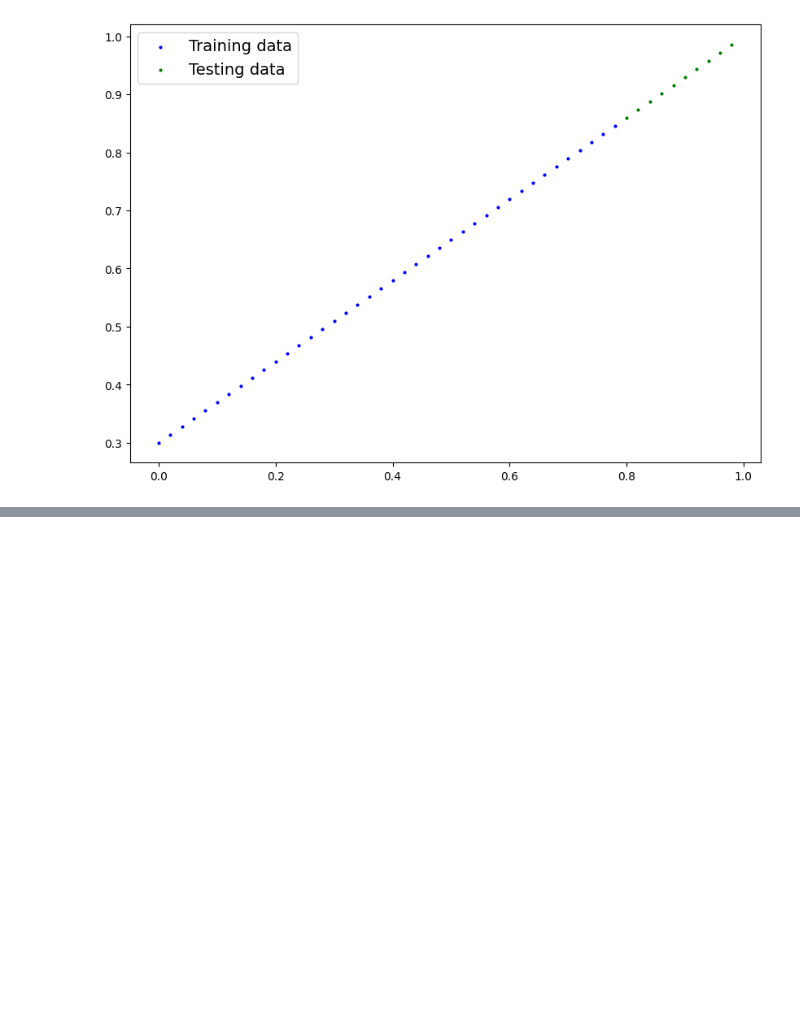
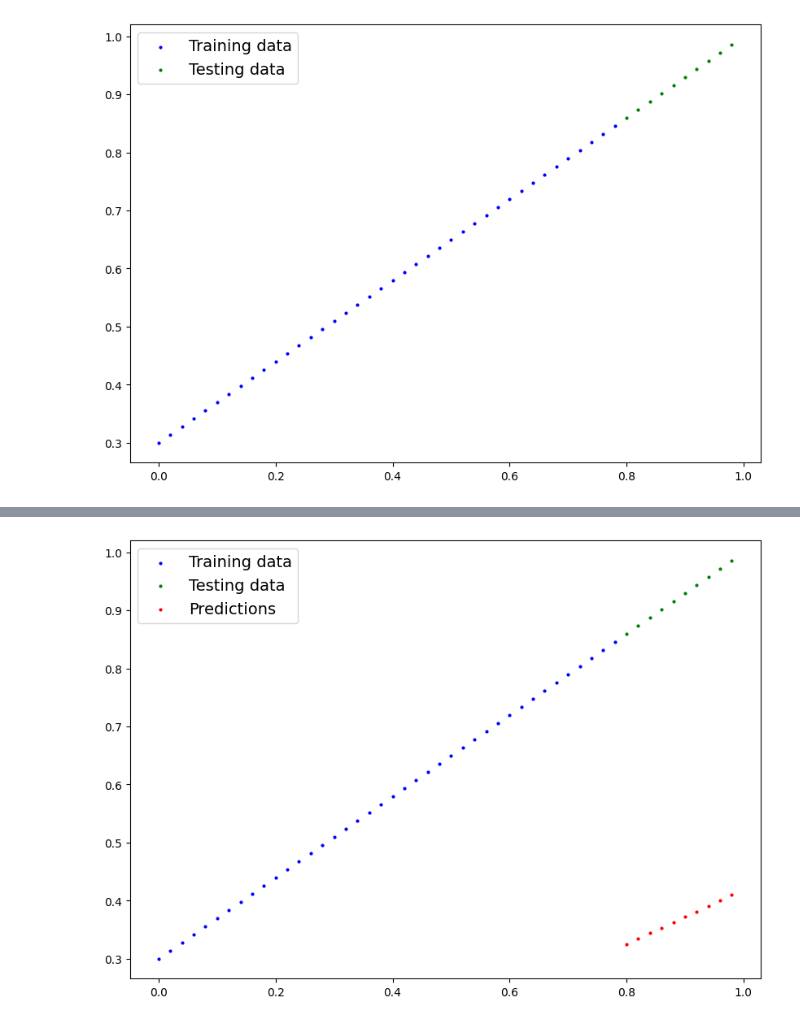
Before and after one commit to yungshun317/torch-dnn, a Jupyter notebook: workflow.ipynb, the cells around one changed output, grey strips where cells are left out. Saved outputs shown, nothing was run; the diff lists cells and outputs as text; code cells hidden in the pictures; blank space fills up the shorter version.

Commit message:
[FEAT] Build a linear regression model, check the contents, and make predictions

```diff
--- a/workflow.ipynb
+++ b/workflow.ipynb
@@ -74,0 +78,15 @@ plot_predictions();
+# %%
+class LinearRegressionModel(nn.Module):
+  def __init__(self):
+    super().__init__()
+    self.weights = nn.Parameter(torch.randn(1, dtype=torch.float),
+                                requires_grad=True)
+    self.bias = nn.Parameter(torch.randn(1, dtype=torch.float),
+                             requires_grad=True)
+
+  def forward(self, x:torch.Tensor) -> torch.Tensor:
+    return self.weights * x + self.bias
+
+torch.manual_seed(36)
+model = LinearRegressionModel()
+list(model.parameters())
@@ -74,0 +102,7 @@ plot_predictions();
+# %%
+with torch.inference_mode():
+  y_preds = model(X_test)
+
+print(f"Number of testing samples: {len(X_test)}")
+print(f"Number of predictions made: {len(y_preds)}")
+print(f"Predicted values:\m{y_preds}")
@@ -74,0 +122,4 @@ plot_predictions();
+# %%
+plot_predictions(predictions=y_preds)
+# %% [output]
+[figure, added]
```
Also changed, not shown: parts of 6 cells of this notebook.
